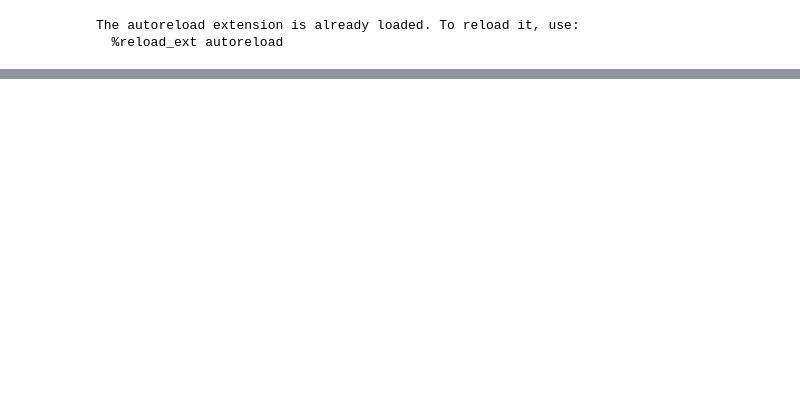
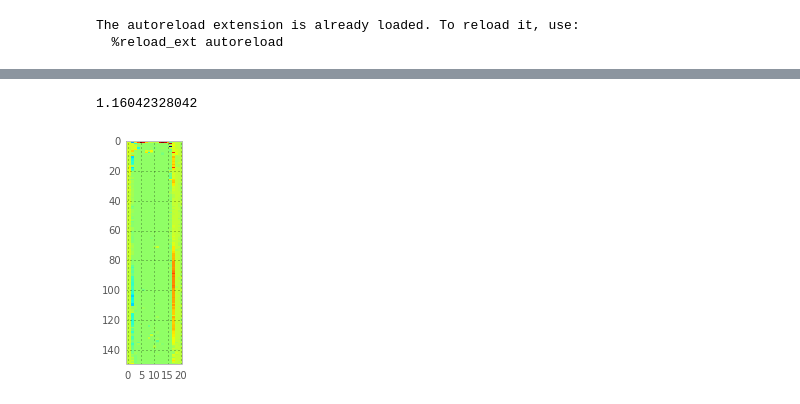
Before and after one commit to alexbw/ida, a Jupyter notebook: Reading Blurd Excel Files.ipynb, the cells around one changed output, grey strips where cells are left out. Drawn from its saved outputs; the diff is of its cells as text; code cells hidden in the pictures; blank space fills up the shorter version.

```diff
--- a/Reading Blurd Excel Files.ipynb
+++ b/Reading Blurd Excel Files.ipynb
@@ -187,0 +185,9 @@ for i in range(len(isdf)):
+# %%
+# Use this code to inspect why I chose the particular cutoff
+i = 57 # now try 58
+figure(figsize=(1,4))
+imshow(sdf.image.values[sumidx[i]])
+print imagesum[sumidx[i]]
+# %% [output]
+1.16042328042
+[figure, added]
```
Also changed, not shown: parts of 18 cells of this notebook.
